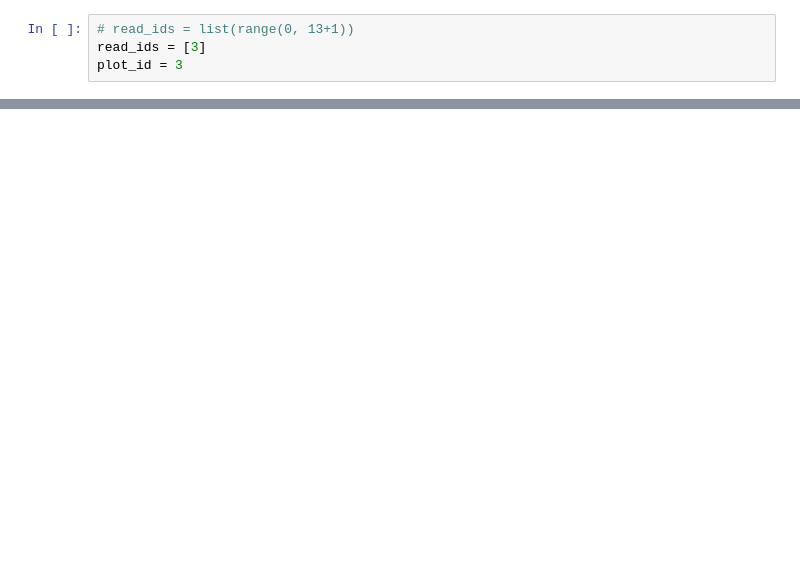
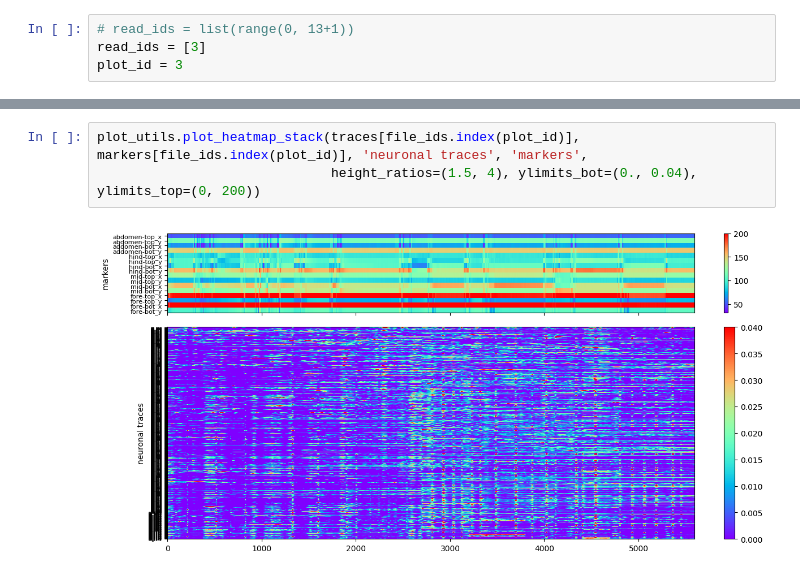
Before and after one commit to julian-zim/higama, a Jupyter notebook: organisms/fly-2023-schaffer-(flygenvector)/data_exploration/explore.ipynb, the cells around one changed output, grey strips where cells are left out. Drawn from its saved outputs; the diff is of its cells as text; blank space fills up the shorter version.

```diff
--- a/organisms/fly-2023-schaffer-(flygenvector)/data_exploration/explore.ipynb
+++ b/organisms/fly-2023-schaffer-(flygenvector)/data_exploration/explore.ipynb
@@ -71,0 +67,5 @@ print(np.argmax(behavioral_states[file_ids.index(0)].values[id]))
+# %%
+plot_utils.plot_heatmap_stack(traces[file_ids.index(plot_id)], markers[file_ids.index(plot_id)], 'neuronal traces', 'markers',
+							  height_ratios=(1.5, 4), ylimits_bot=(0., 0.04), ylimits_top=(0, 200))
+# %% [output]
+[figure, added]
```
Also changed, not shown: parts of 15 cells of this notebook, 9 other files.
